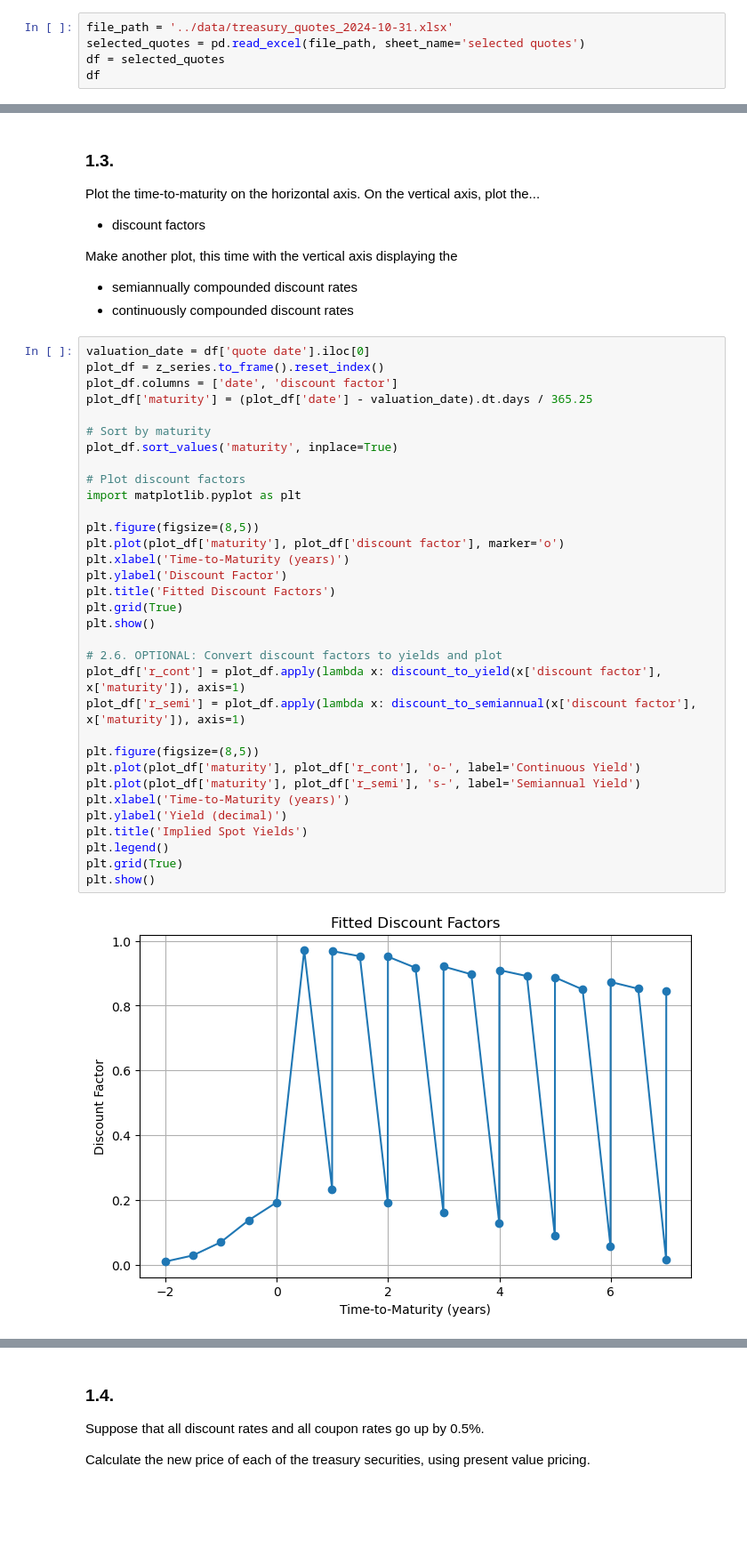
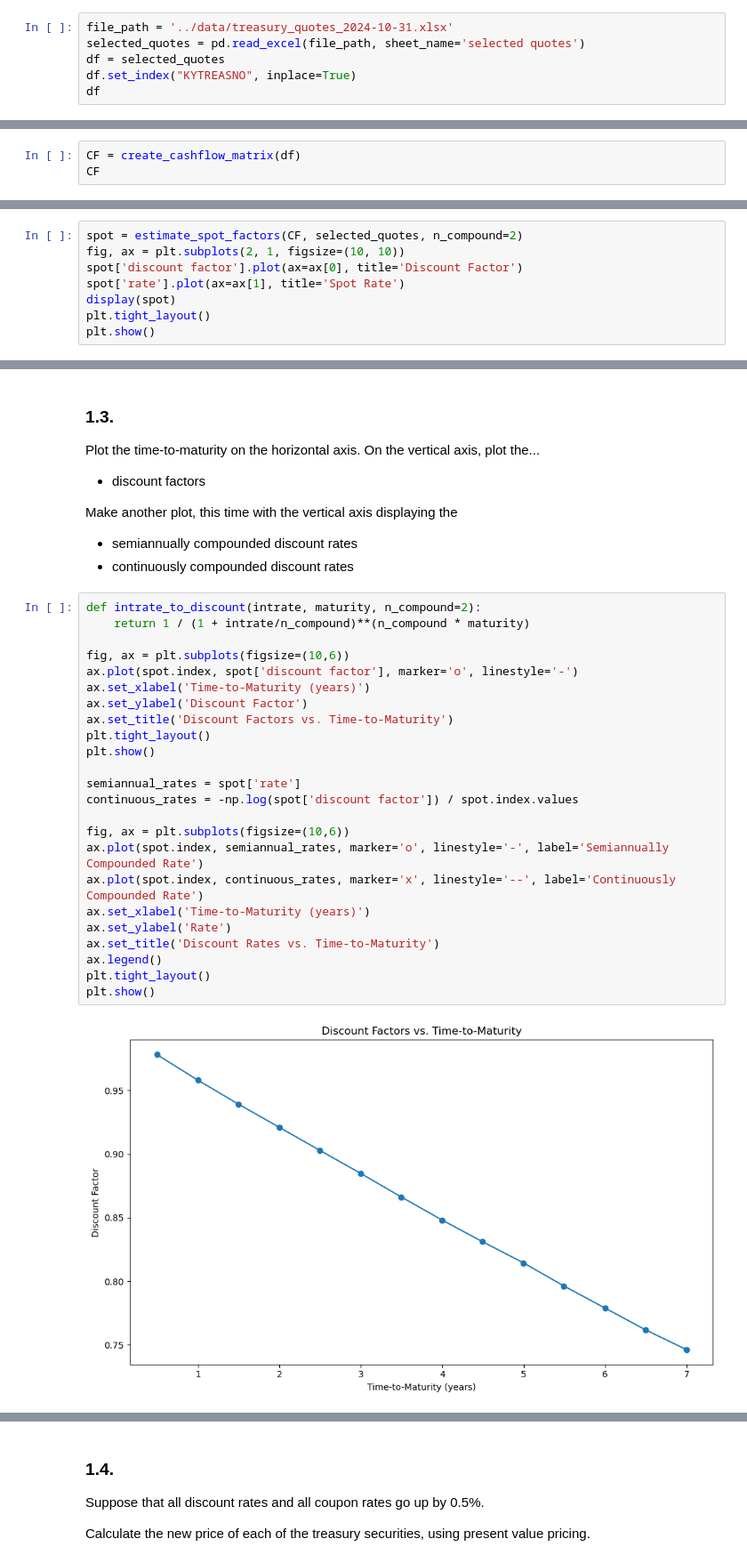
Before and after one commit to Anand-Nakhate/finm-fixedincome-2025, a Jupyter notebook: homework/Homework 1.ipynb, the cells around one changed output, grey strips where cells are left out. Shown at 89% size. Drawn from its saved outputs; the diff is of its cells as text; blank space fills up the shorter version.

```diff
--- a/homework/Homework 1.ipynb
+++ b/homework/Homework 1.ipynb
@@ -36,5 +39,6 @@ Note:
 file_path = '../data/treasury_quotes_2024-10-31.xlsx'
 selected_quotes = pd.read_excel(file_path, sheet_name='selected quotes')
 df = selected_quotes
+df.set_index("KYTREASNO", inplace=True)
 df
 # %% [output]
@@ -137,0 +104,3 @@ CF_matrix
+# %%
+CF = create_cashflow_matrix(df)
+CF
@@ -180,0 +142,8 @@ Using Least Squares to solve the equation
+# %%
+spot = estimate_spot_factors(CF, selected_quotes, n_compound=2)
+fig, ax = plt.subplots(2, 1, figsize=(10, 10))
+spot['discount factor'].plot(ax=ax[0], title='Discount Factor')
+spot['rate'].plot(ax=ax[1], title='Spot Rate')
+display(spot)
+plt.tight_layout()
+plt.show()
@@ -188,37 +175,28 @@ Make another plot, this time with the vertical axis displaying the
 * semiannually compounded discount rates
 * continuously compounded discount rates
 # %%
-valuation_date = df['quote date'].iloc[0]
-plot_df = z_series.to_frame().reset_index()
-plot_df.columns = ['date', 'discount factor']
-plot_df['maturity'] = (plot_df['date'] - valuation_date).dt.days / 365.25
+def intrate_to_discount(intrate, maturity, n_compound=2):
+    return 1 / (1 + intrate/n_compound)**(n_compound * maturity)
 
-# Sort by maturity
-plot_df.sort_values('maturity', inplace=True)
-
-# Plot discount factors
-import matplotlib.pyplot as plt
-
-plt.figure(figsize=(8,5))
-plt.plot(plot_df['maturity'], plot_df['discount factor'], marker='o')
-plt.xlabel('Time-to-Maturity (years)')
-plt.ylabel('Discount Factor')
-plt.title('Fitted Discount Factors')
-plt.grid(True)
+fig, ax = plt.subplots(figsize=(10,6))
+ax.plot(spot.index, spot['discount factor'], marker='o', linestyle='-')
+ax.set_xlabel('Time-to-Maturity (years)')
+ax.set_ylabel('Discount Factor')
+ax.set_title('Discount Factors vs. Time-to-Maturity')
+plt.tight_layout()
 plt.show()
 
-# 2.6. OPTIONAL: Convert discount factors to yields and plot
-plot_df['r_cont'] = plot_df.apply(lambda x: discount_to_yield(x['discount factor'], x['maturity']), axis=1)
-plot_df['r_semi'] = plot_df.apply(lambda x: discount_to_semiannual(x['discount factor'], x['maturity']), axis=1)
+semiannual_rates = spot['rate']
+continuous_rates = -np.log(spot['discount factor']) / spot.index.values
 
-plt.figure(figsize=(8,5))
-plt.plot(plot_df['maturity'], plot_df['r_cont'], 'o-', label='Continuous Yield')
-plt.plot(plot_df['maturity'], plot_df['r_semi'], 's-', label='Semiannual Yield')
-plt.xlabel('Time-to-Maturity (years)')
-plt.ylabel('Yield (decimal)')
-plt.title('Implied Spot Yields')
-plt.legend()
-plt.grid(True)
+fig, ax = plt.subplots(figsize=(10,6))
+ax.plot(spot.index, semiannual_rates, marker='o', linestyle='-', label='Semiannually Compounded Rate')
+ax.plot(spot.index, continuous_rates, marker='x', linestyle='--', label='Continuously Compounded Rate')
+ax.set_xlabel('Time-to-Maturity (years)')
+ax.set_ylabel('Rate')
+ax.set_title('Discount Rates vs. Time-to-Maturity')
+ax.legend()
+plt.tight_layout()
 plt.show()
 # %% [output]
-[figure, old version]
+[figure, new version]
```
Also changed, not shown: parts of 12 cells of this notebook, 3 other files.
